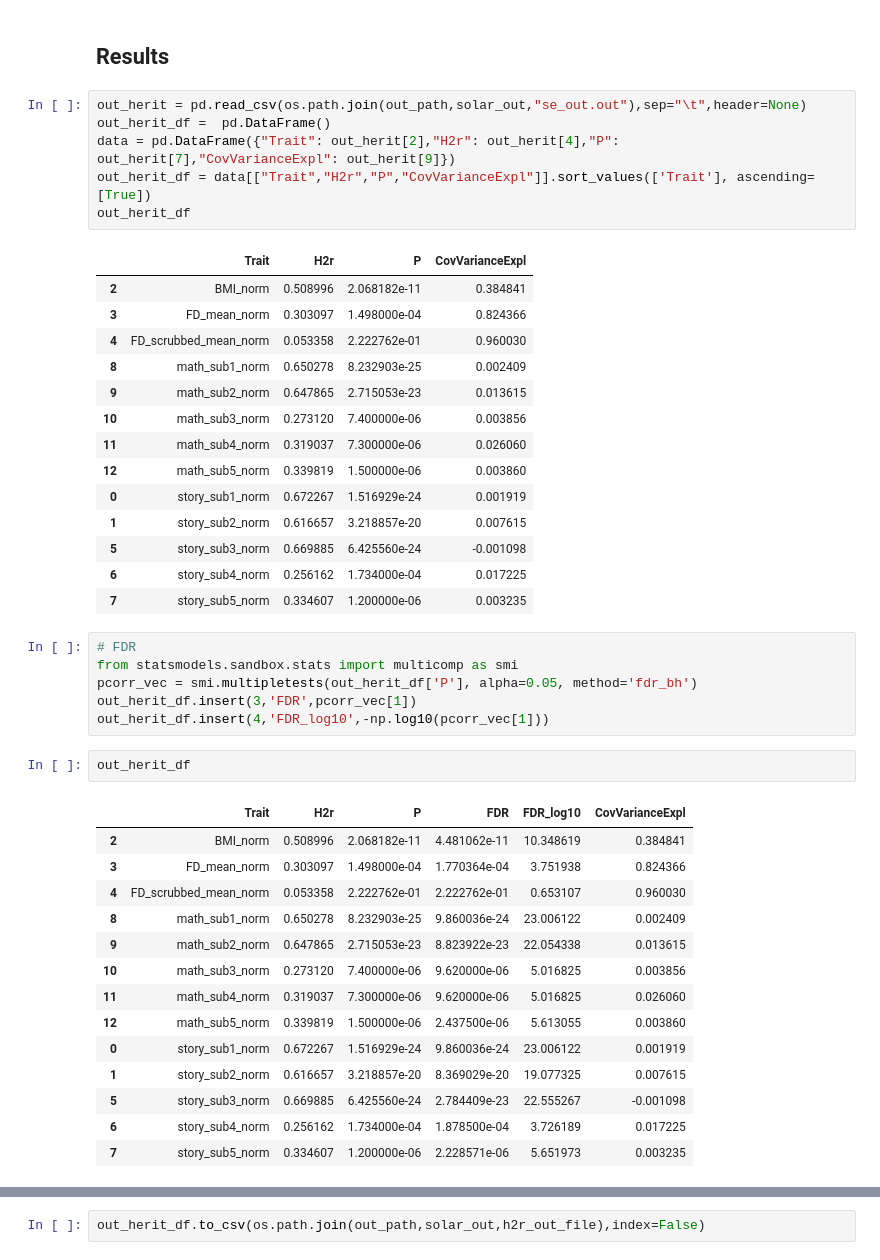
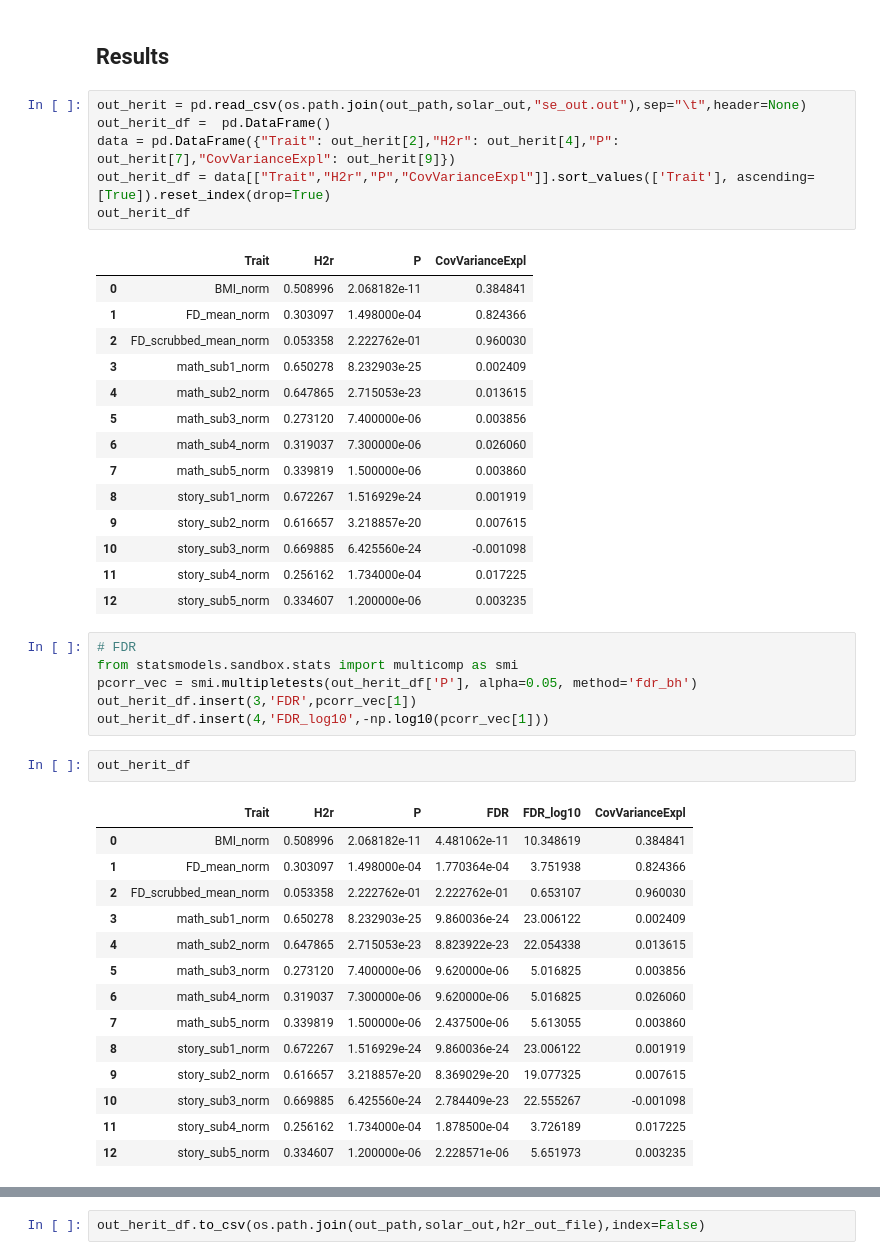
Before and after one commit to SIMEXP/hcp, a Jupyter notebook: hcp_solar_heritability_subtype_language_Exp2.ipynb, the cells around one changed output, grey strips where cells are left out. Drawn from its saved outputs; the diff is of its cells as text.

```diff
--- a/hcp_solar_heritability_subtype_language_Exp2.ipynb
+++ b/hcp_solar_heritability_subtype_language_Exp2.ipynb
@@ -437,24 +437,24 @@ Error: output location 'subtype_5_language_EXP2' already exists.
 # %%
 out_herit = pd.read_csv(os.path.join(out_path,solar_out,"se_out.out"),sep="\t",header=None)
 out_herit_df =  pd.DataFrame()
 data = pd.DataFrame({"Trait": out_herit[2],"H2r": out_herit[4],"P": out_herit[7],"CovVarianceExpl": out_herit[9]})
-out_herit_df = data[["Trait","H2r","P","CovVarianceExpl"]].sort_values(['Trait'], ascending=[True])
+out_herit_df = data[["Trait","H2r","P","CovVarianceExpl"]].sort_values(['Trait'], ascending=[True]).reset_index(drop=True)
 out_herit_df
 # %% [output]
 |  | Trait | H2r | P | CovVarianceExpl |
-| 2 | BMI_norm | 0.508996 | 2.068182e-11 | 0.384841 |
-| 3 | FD_mean_norm | 0.303097 | 1.498000e-04 | 0.824366 |
-| 4 | FD_scrubbed_mean_norm | 0.053358 | 2.222762e-01 | 0.960030 |
-| 8 | math_sub1_norm | 0.650278 | 8.232903e-25 | 0.002409 |
-| 9 | math_sub2_norm | 0.647865 | 2.715053e-23 | 0.013615 |
-| 10 | math_sub3_norm | 0.273120 | 7.400000e-06 | 0.003856 |
-| 11 | math_sub4_norm | 0.319037 | 7.300000e-06 | 0.026060 |
-| 12 | math_sub5_norm | 0.339819 | 1.500000e-06 | 0.003860 |
-| 0 | story_sub1_norm | 0.672267 | 1.516929e-24 | 0.001919 |
-| 1 | story_sub2_norm | 0.616657 | 3.218857e-20 | 0.007615 |
-| 5 | story_sub3_norm | 0.669885 | 6.425560e-24 | -0.001098 |
-| 6 | story_sub4_norm | 0.256162 | 1.734000e-04 | 0.017225 |
-| 7 | story_sub5_norm | 0.334607 | 1.200000e-06 | 0.003235 |
+| 0 | BMI_norm | 0.508996 | 2.068182e-11 | 0.384841 |
+| 1 | FD_mean_norm | 0.303097 | 1.498000e-04 | 0.824366 |
+| 2 | FD_scrubbed_mean_norm | 0.053358 | 2.222762e-01 | 0.960030 |
+| 3 | math_sub1_norm | 0.650278 | 8.232903e-25 | 0.002409 |
+| 4 | math_sub2_norm | 0.647865 | 2.715053e-23 | 0.013615 |
+| 5 | math_sub3_norm | 0.273120 | 7.400000e-06 | 0.003856 |
+| 6 | math_sub4_norm | 0.319037 | 7.300000e-06 | 0.026060 |
+| 7 | math_sub5_norm | 0.339819 | 1.500000e-06 | 0.003860 |
+| 8 | story_sub1_norm | 0.672267 | 1.516929e-24 | 0.001919 |
+| 9 | story_sub2_norm | 0.616657 | 3.218857e-20 | 0.007615 |
+| 10 | story_sub3_norm | 0.669885 | 6.425560e-24 | -0.001098 |
+| 11 | story_sub4_norm | 0.256162 | 1.734000e-04 | 0.017225 |
+| 12 | story_sub5_norm | 0.334607 | 1.200000e-06 | 0.003235 |
 # %%
 # FDR
 from statsmodels.sandbox.stats import multicomp as smi
@@ -465,16 +465,16 @@ out_herit_df.insert(4,'FDR_log10',-np.log10(pcorr_vec[1]))
 out_herit_df
 # %% [output]
 |  | Trait | H2r | P | FDR | FDR_log10 | CovVarianceExpl |
-| 2 | BMI_norm | 0.508996 | 2.068182e-11 | 4.481062e-11 | 10.348619 | 0.384841 |
-| 3 | FD_mean_norm | 0.303097 | 1.498000e-04 | 1.770364e-04 | 3.751938 | 0.824366 |
-| 4 | FD_scrubbed_mean_norm | 0.053358 | 2.222762e-01 | 2.222762e-01 | 0.653107 | 0.960030 |
-| 8 | math_sub1_norm | 0.650278 | 8.232903e-25 | 9.860036e-24 | 23.006122 | 0.002409 |
-| 9 | math_sub2_norm | 0.647865 | 2.715053e-23 | 8.823922e-23 | 22.054338 | 0.013615 |
-| 10 | math_sub3_norm | 0.273120 | 7.400000e-06 | 9.620000e-06 | 5.016825 | 0.003856 |
-| 11 | math_sub4_norm | 0.319037 | 7.300000e-06 | 9.620000e-06 | 5.016825 | 0.026060 |
-| 12 | math_sub5_norm | 0.339819 | 1.500000e-06 | 2.437500e-06 | 5.613055 | 0.003860 |
-| 0 | story_sub1_norm | 0.672267 | 1.516929e-24 | 9.860036e-24 | 23.006122 | 0.001919 |
-| 1 | story_sub2_norm | 0.616657 | 3.218857e-20 | 8.369029e-20 | 19.077325 | 0.007615 |
-| 5 | story_sub3_norm | 0.669885 | 6.425560e-24 | 2.784409e-23 | 22.555267 | -0.001098 |
-| 6 | story_sub4_norm | 0.256162 | 1.734000e-04 | 1.878500e-04 | 3.726189 | 0.017225 |
-| 7 | story_sub5_norm | 0.334607 | 1.200000e-06 | 2.228571e-06 | 5.651973 | 0.003235 |
+| 0 | BMI_norm | 0.508996 | 2.068182e-11 | 4.481062e-11 | 10.348619 | 0.384841 |
+| 1 | FD_mean_norm | 0.303097 | 1.498000e-04 | 1.770364e-04 | 3.751938 | 0.824366 |
+| 2 | FD_scrubbed_mean_norm | 0.053358 | 2.222762e-01 | 2.222762e-01 | 0.653107 | 0.960030 |
+| 3 | math_sub1_norm | 0.650278 | 8.232903e-25 | 9.860036e-24 | 23.006122 | 0.002409 |
+| 4 | math_sub2_norm | 0.647865 | 2.715053e-23 | 8.823922e-23 | 22.054338 | 0.013615 |
+| 5 | math_sub3_norm | 0.273120 | 7.400000e-06 | 9.620000e-06 | 5.016825 | 0.003856 |
+| 6 | math_sub4_norm | 0.319037 | 7.300000e-06 | 9.620000e-06 | 5.016825 | 0.026060 |
+| 7 | math_sub5_norm | 0.339819 | 1.500000e-06 | 2.437500e-06 | 5.613055 | 0.003860 |
+| 8 | story_sub1_norm | 0.672267 | 1.516929e-24 | 9.860036e-24 | 23.006122 | 0.001919 |
+| 9 | story_sub2_norm | 0.616657 | 3.218857e-20 | 8.369029e-20 | 19.077325 | 0.007615 |
+| 10 | story_sub3_norm | 0.669885 | 6.425560e-24 | 2.784409e-23 | 22.555267 | -0.001098 |
+| 11 | story_sub4_norm | 0.256162 | 1.734000e-04 | 1.878500e-04 | 3.726189 | 0.017225 |
+| 12 | story_sub5_norm | 0.334607 | 1.200000e-06 | 2.228571e-06 | 5.651973 | 0.003235 |
```
Also changed, not shown: parts of 8 cells of this notebook.
